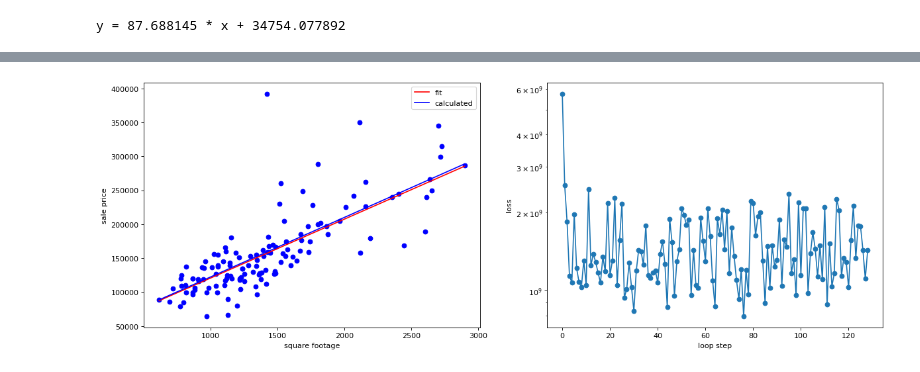
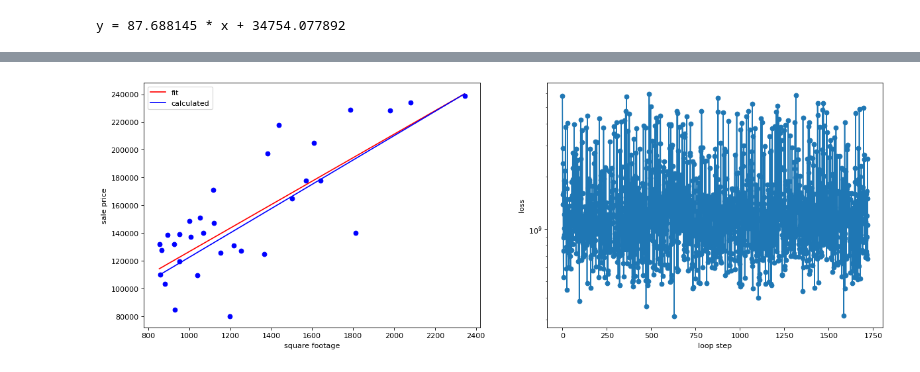
Before and after one commit to prerpd/ai-science-training-series, a Jupyter notebook: 01_intro_AI_on_Supercomputer/HW1.ipynb, the cells around one changed output, grey strips where cells are left out. Cells and saved outputs as stored; diff of their text form; code cells hidden in the pictures.

```diff
--- a/01_intro_AI_on_Supercomputer/HW1.ipynb
+++ b/01_intro_AI_on_Supercomputer/HW1.ipynb
@@ -60,61 +60,65 @@ def updated_b(x,y,m,b,learning_rate):
 # set our initial slope and intercept
 m = 5.
 b = 1000.
-batch_size = 128
+epoches = 100
+batch_size_list = [32, 64, 128, 256, 512]
 # set a learning rate for each parameter
 learning_rate_m = 1e-7
 learning_rate_b = 1e-1
-# use these to plot our progress over time
-loss_history = []
 
-# we run our loop N times
-loop_N = 30*len(data)//batch_size
-for i in range(loop_N):
-   data_batch = data.sample(batch_size)
-   # convert panda data to numpy arrays, one for the "Ground Living Area" and one for "Sale Price"
-   data_x = data_batch['GrLivArea'].to_numpy()
-   data_y = data_batch['SalePrice'].to_numpy()
+for batch_size in batch_size_list:
+    # use these to plot our progress over time
+    loss_history = []
 
-   # update our slope and intercept based on the current values
-   m = updated_m(data_x,data_y,m,b,learning_rate_m)
-   b = updated_b(data_x,data_y,m,b,learning_rate_b)
+    # we run our loop N times
+    loop_N = epoches*len(data)//batch_size
 
-   # calculate the loss value
-   loss_value = np.mean(loss(data_x,data_y,m,b))
+    for i in range(loop_N):
+        data_batch = data.sample(batch_size)
+        # convert panda data to numpy arrays, one for the "Ground Living Area" and one for "Sale Price"
+        data_x = data_batch['GrLivArea'].to_numpy()
+        data_y = data_batch['SalePrice'].to_numpy()
 
-   # keep a history of our loss values
-   loss_history.append(loss_value)
+        # update our slope and intercept based on the current values
+        m = updated_m(data_x,data_y,m,b,learning_rate_m)
+        b = updated_b(data_x,data_y,m,b,learning_rate_b)
 
-   # print our progress
-   print('[%03d]  dy_i = %.2f * x + %.2f     previously calculated: y_i = %.2f * x + %.2f    loss: %f' % (i,m,b,m_calc,b_calc,loss_value))
+        # calculate the loss value
+        loss_value = np.mean(loss(data_x,data_y,m,b))
 
-   # close/delete previous plots
-   plt.close('all')
+        # keep a history of our loss values
+        loss_history.append(loss_value)
 
-   # create a 1 by 2 plot grid
-   fig,ax = plt.subplots(1,2,figsize=(18,6),dpi=80)
-   # lot our usual output
-   plot_data(data_x,data_y,m,b,ax[0])
+    # print our progress
+    print('[%03d]  dy_i = %.2f * x + %.2f     previously calculated: y_i = %.2f * x + %.2f    loss: %f' % (batch_size,m,b,m_calc,b_calc,loss_value))
 
-   # here we also plot the calculated linear fit for comparison
-   line_x = np.arange(data_x.min(),data_x.max())
-   line_y = line_x * m_calc + b_calc
-   ax[0].plot(line_x,line_y,'b-',label='calculated')
-   # add a legend to the plot and x/y labels
-   ax[0].legend()
-   ax[0].set_xlabel('square footage')
-   ax[0].set_ylabel('sale price')
+    # close/delete previous plots
+    #plt.close('all')
 
-   # plot the loss
-   loss_x = np.arange(0,len(loss_history))
-   loss_y = np.asarray(loss_history)
-   ax[1].plot(loss_x,loss_y, 'o-')
-   ax[1].set_yscale('log')
-   ax[1].set_xlabel('loop step')
-   ax[1].set_ylabel('loss')
-   plt.show()
-   # gives us time to see the plot
-   time.sleep(2.5)
-   # clears the plot when the next plot is ready to show.
-   ipydis.clear_output(wait=True)
+    # create a 1 by 2 plot grid
+    fig,ax = plt.subplots(1,2,figsize=(18,6),dpi=80)
+    # lot our usual output
+    plot_data(data_x,data_y,m,b,ax[0])
+
+    # here we also plot the calculated linear fit for comparison
+    line_x = np.arange(data_x.min(),data_x.max())
+    line_y = line_x * m_calc + b_calc
+    ax[0].plot(line_x,line_y,'b-',label='calculated')
+    # add a legend to the plot and x/y labels
+    ax[0].legend()
+    ax[0].set_xlabel('square footage')
+    ax[0].set_ylabel('sale price')
+
+    # plot the loss
+    loss_x = np.arange(0,len(loss_history))
+    loss_y = np.asarray(loss_history)
+    ax[1].plot(loss_x,loss_y, 'o-')
+    ax[1].set_yscale('log')
+    ax[1].set_xlabel('loop step')
+    ax[1].set_ylabel('loss')
+    plt.show()
+    # gives us time to see the plot
+    #time.sleep(2.5)
+    # clears the plot when the next plot is ready to show.
+    #ipydis.clear_output(wait=True)
 # %% [output]
@@ -122 +126 @@ for i in range(loop_N):
-[figure, old version]
+[figure, new version]
```
Also changed, not shown: parts of 1 cell of this notebook, 4 other files.
